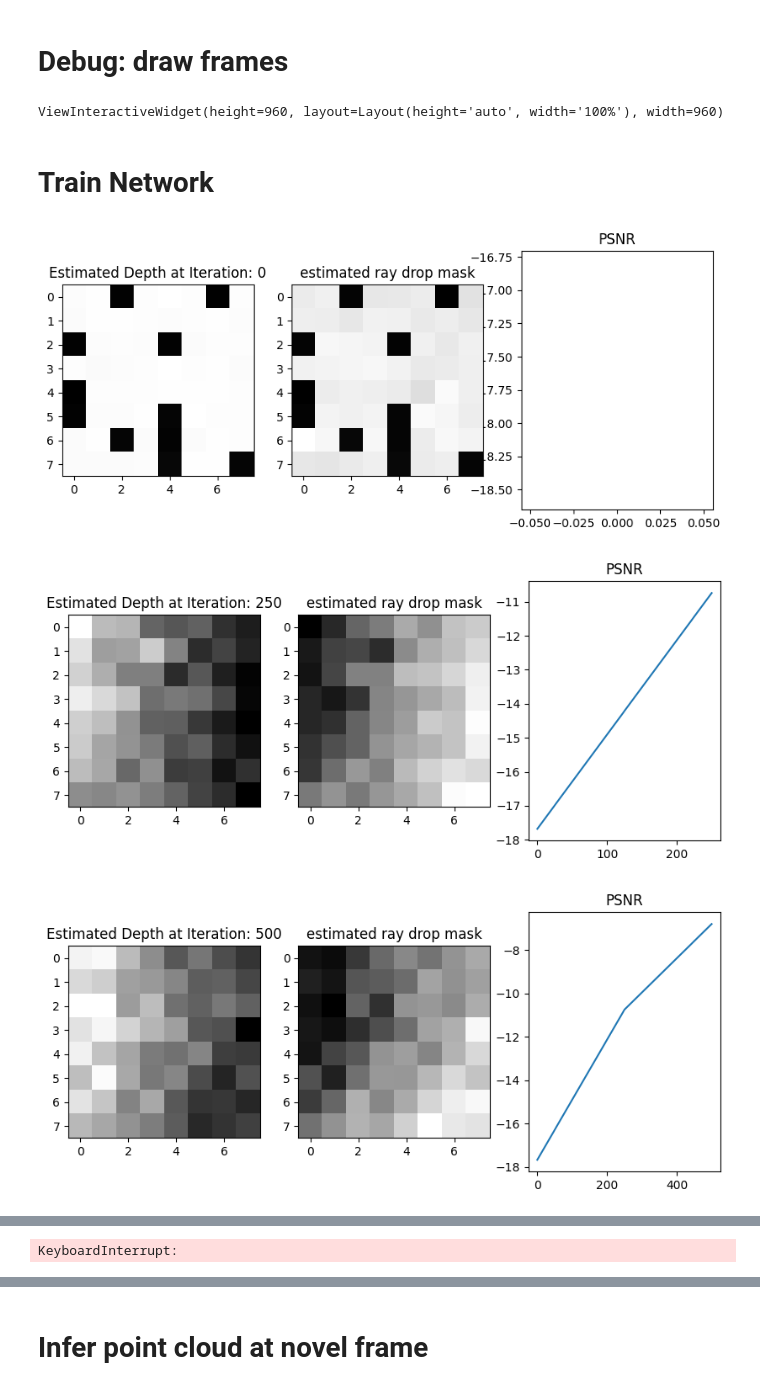
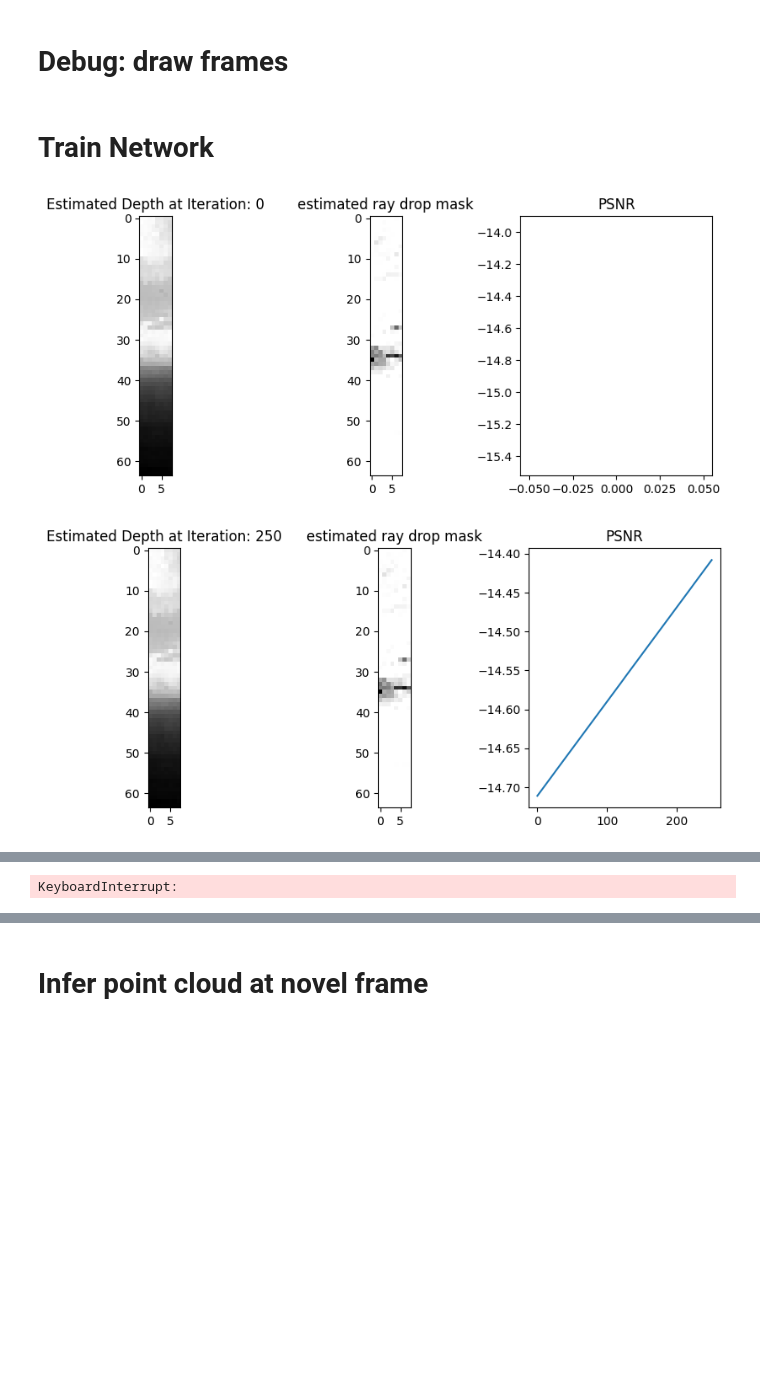
Before and after one commit to mcdermatt/ASAR, a Jupyter notebook: v3/nerf/NeWER_CoLLEGE_LiDAR_NeRF.ipynb, the cells around one changed output, grey strips where cells are left out. Saved outputs shown, nothing was run; the diff lists cells and outputs as text; code cells hidden in the pictures; blank space fills up the shorter version.

Commit message:
starting work on coarse and fine network split, setting up histogram output from coarse network

```diff
--- a/v3/nerf/NeWER_CoLLEGE_LiDAR_NeRF.ipynb
+++ b/v3/nerf/NeWER_CoLLEGE_LiDAR_NeRF.ipynb
@@ -470,7 +413,7 @@ disp=[]
 
 # new_point_cloud_spherical = np.zeros([np.shape(images)[1]*np.shape(images)[2],3])
 
-for i in range(n_images):
+for i in range(30):
     idx = i*20 + 600
 
     rotm = np.eye(4)
@@ -480,7 +423,7 @@ for i in range(n_images):
     rotm[:3,:3] = R.from_quat(gt[idx,5:]).as_matrix()
 
     #draw frames for each sub-scan
-    alph = 1-(i/n_images)
+    alph = 1-(i/30)
     #forward view direction (-z in NeRF c2w convention)
     headings = rotm[:3,:3] @ np.array([0,0,-1])
     disp.append(Arrows(rotm[:3,-1][None,:], (rotm[:3,-1] + headings)[None,:], c = "yellow", alpha = alph))
@@ -497,8 +440,6 @@ for i in range(n_images):
 disp.append(Points(np.array([[0,0,0]]), r = 10, c = 'black'))
 plt.show(disp, "Actual Ground Truth Path (Newer College Frame)")
 ViewInteractiveWidget(plt.window)
-# %% [output]
-ViewInteractiveWidget(height=960, layout=Layout(height='auto', width='100%'), width=960)
 # %% [markdown]
 # Train Network
 # %%
@@ -624,14 +590,21 @@ def render_rays(network_fn, rays_o, rays_d, near, far, N_samples, rand=True):
 # %%
-model = init_model()
-optimizer = tf.keras.optimizers.Adam(5e-4) #default tiny-NeRF
-# optimizer = tf.keras.optimizers.Adam(5e-5)
-# optimizer = tf.keras.optimizers.Adam(5e-6)
+# model = init_model()
+# optimizer = tf.keras.optimizers.Adam(5e-4) #default tiny-NeRF
+optimizer = tf.keras.optimizers.Adam(5e-5) #anneal to this
 
-N_samples = 512 #64 #decrease as needed for VRAM
+N_samples = 256 #64
+near=0.
+far=2.
 N_iters = 500_000
 psnrs = []
 iternums = []
 i_plot = 250
+
+#IMPORTANT-- this needs to match values used when setting up training data
+n_rots = 128 #number of horizontal patches per 2*pi
+n_vert_patches = 1#8 #number of vertical patches between phimin and phimax
+H = 64 // n_vert_patches
+W = 1024 // n_rots
 
 phimin = np.deg2rad(-16)
 phimax = np.deg2rad(17.75)
@@ -655,8 +628,14 @@ for i in range(N_iters+1):
     rays_o, rays_d = get_rays(H, W, pose, phimin_patch, phimax_patch)
 
     with tf.GradientTape() as tape:
-        #just calculate loss via comparing depth output vs target (should also be depth!)
-        depth, acc, ray_drop = render_rays(model, rays_o, rays_d, near=0., far=2., N_samples=N_samples, rand=True)
+
+        # Compute 3D query points for coarse pass
+#         depth, acc, ray_drop = render_rays(model, rays_o, rays_d, near=0., far=2., N_samples=N_samples) #old
+        z_vals = tf.linspace(near, far, N_samples)
+#         z_vals += tf.random.uniform(list(rays_o.shape[:-1]) + [N_samples]) * (far-near)/N_samples
+        depth, acc, ray_drop, weights = render_rays(model, rays_o, rays_d,  z_vals)
+
+
         depth = depth[:,:,None]
         ray_drop = ray_drop[:,:,None]
 
@@ -692,7 +671,7 @@ for i in range(N_iters+1):
         target_nondrop = tf.math.multiply(target, target_drop_mask)
         L_dist = tf.reduce_mean(tf.abs(depth_nondrop - target_nondrop))
 
-        lam1 = 100
+        lam1 = 1000 #100
         lam2 = 1 #1/(64**2)
         loss = L_dist + lam1*L_reg + lam2*L_raydrop
 #         ~~~~~~~~~~~~~~~~~~~~~~~~~~~~~~~~~~~~~~~~~~~~~~~~~~~~~~~~~~~~~~~~~~~~~~~~~~~~~~~~~~~~~~~
@@ -703,11 +682,10 @@ for i in range(N_iters+1):
     if i%i_plot==0:
         # Render the holdout view for logging
         rays_o, rays_d = get_rays(H, W, testpose, vertical_bins[-2], vertical_bins[-1]) #constant validation image
-#         print(vertical_bins[-2], vertical_bins[-1])
-#         sampl = int(np.random.uniform(low=0, high=len(testpose)-1))
-#         rays_o, rays_d = get_rays(H, W, focal, testpose[sampl]) #90/10 split
-#         depth, acc = render_rays(model, rays_o, rays_d, near=1., far=64., N_samples=N_samples)
-        depth, acc, ray_drop = render_rays(model, rays_o, rays_d, near=0., far=2., N_samples=N_samples)
+#         depth, acc, ray_drop = render_rays(model, rays_o, rays_d, near=0., far=2., N_samples=N_samples)
+        z_vals = tf.linspace(near, far, N_samples)
+        depth, acc, ray_drop, weights = render_rays(model, rays_o, rays_d,  z_vals)
+
         depth = depth[:,:,None]
         ray_drop = ray_drop[:,:,None]
 #         print(ray_drop)
@@ -751,34 +729,33 @@ for i in range(N_iters+1):
 
         #ray drop loss
         L_raydrop = tf.keras.losses.binary_crossentropy(target_drop_mask, ray_drop)
         L_raydrop = tf.math.reduce_sum(tf.abs(L_raydrop))
 #         print("Ray Drop Loss:", L_raydrop)
 
-        lam1 = 100
+        lam1 = 1000 #100
         lam2 = 1 #1/(64**2)
         loss = L_dist + lam1*L_reg + lam2*L_raydrop
 
 #         ~~~~~~~~~~~~~~~~~~~~~~~~~~~~~~~~~~~~~~~~~~~~~~~~~~~~~~~~~~~~~~~~~~~~~~~~~~~~~~~~~~~~~~~
 
         psnr = -10. * tf.math.log(loss) / tf.math.log(10.)
         psnrs.append(psnr.numpy())
         iternums.append(i)
         p.figure(figsize=(10,4))
         p.subplot(131)
         p.imshow(depth,cmap = "gray")#, norm='log')
         p.title(f'Estimated Depth at Iteration: {i}')
 #         p.imshow(testimg[:,:,1],cmap = "gray") #, norm='log')
 #         p.title(f'Actual Mask at Iteration: {i}')
         p.subplot(133)
         p.plot(iternums, psnrs)
         p.title('PSNR')
         #look at depth map
         p.subplot(132)
         p.imshow(ray_drop, cmap="gray")#, norm = 'log')
         p.title("estimated ray drop mask")
         p.show()
 print('Done')
 # %% [output]
-[figure, old version]
+[figure, new version]
-[figure, old version]
+[figure, new version]
-[figure, removed]
```
Also changed, not shown: parts of 26 cells of this notebook.
